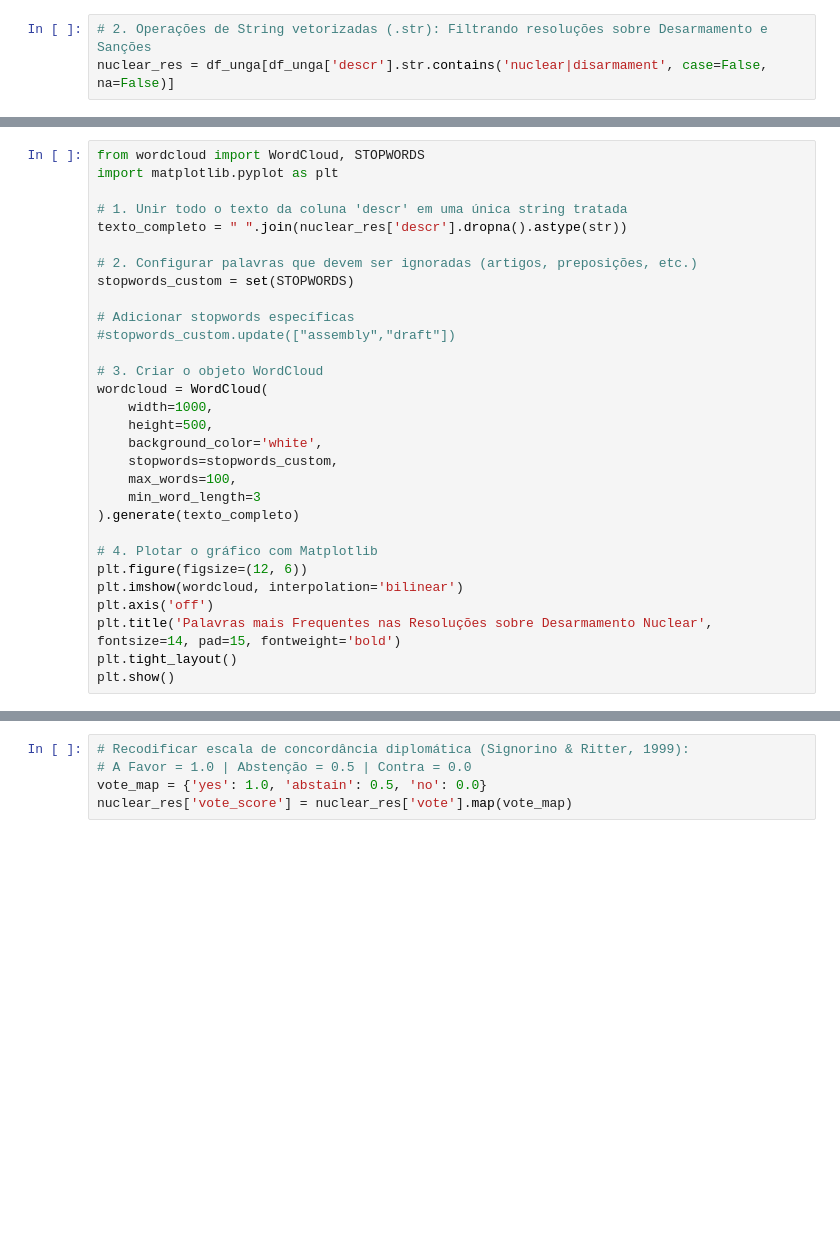
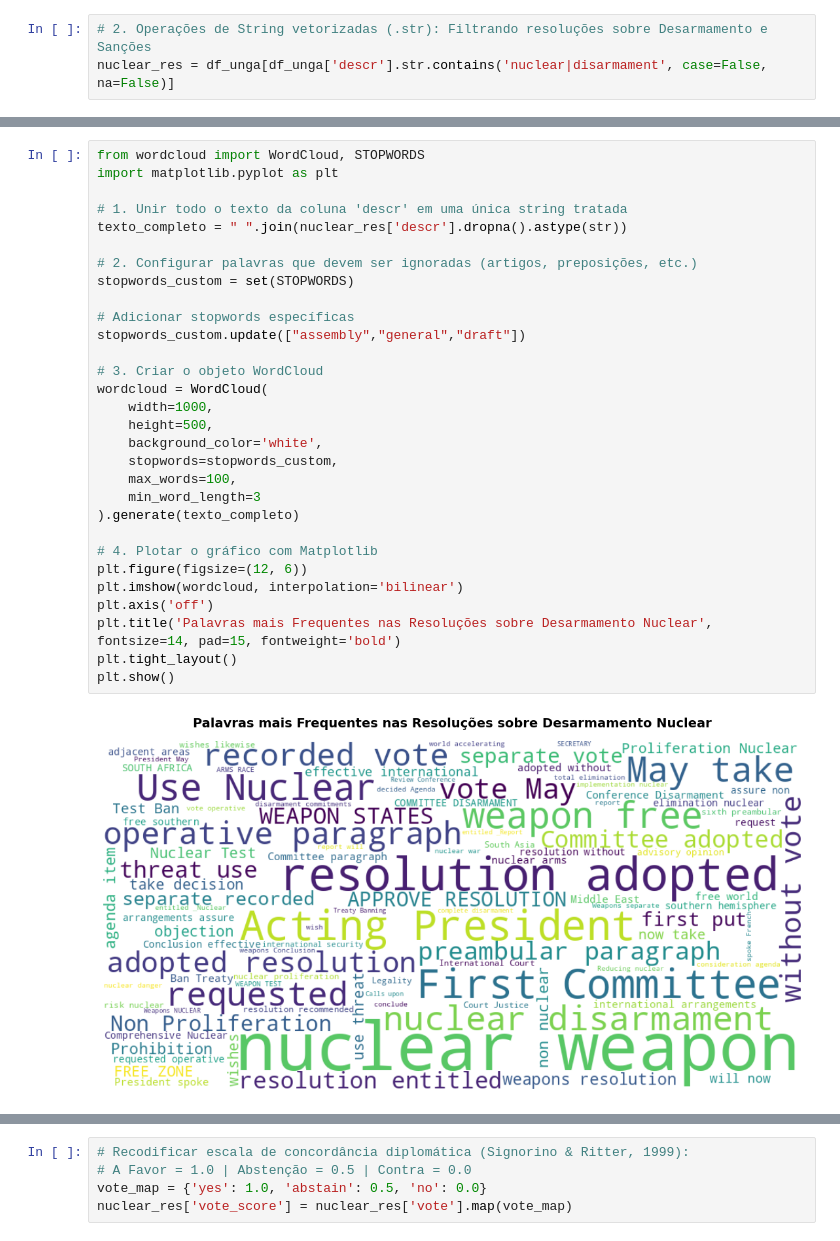
Before and after one commit to ronan-cunha/machine-learning-course, a Jupyter notebook: Notebooks/aula_3_visualizacao.ipynb, the cells around one changed output, grey strips where cells are left out. Saved outputs shown, nothing was run; the diff lists cells and outputs as text; blank space fills up the shorter version.

```diff
--- a/Notebooks/aula_3_visualizacao.ipynb
+++ b/Notebooks/aula_3_visualizacao.ipynb
@@ -54,33 +155,35 @@ nuclear_res['descr'].iloc[0]
 # %%
 from wordcloud import WordCloud, STOPWORDS
 import matplotlib.pyplot as plt
 
 # 1. Unir todo o texto da coluna 'descr' em uma única string tratada
 texto_completo = " ".join(nuclear_res['descr'].dropna().astype(str))
 
 # 2. Configurar palavras que devem ser ignoradas (artigos, preposições, etc.)
 stopwords_custom = set(STOPWORDS)
 
 # Adicionar stopwords específicas
-#stopwords_custom.update(["assembly","draft"])
+stopwords_custom.update(["assembly","general","draft"])
 
 # 3. Criar o objeto WordCloud
 wordcloud = WordCloud(
     width=1000,
     height=500,
     background_color='white',
     stopwords=stopwords_custom,
     max_words=100,
     min_word_length=3
 ).generate(texto_completo)
 
 # 4. Plotar o gráfico com Matplotlib
 plt.figure(figsize=(12, 6))
 plt.imshow(wordcloud, interpolation='bilinear')
 plt.axis('off')
 plt.title('Palavras mais Frequentes nas Resoluções sobre Desarmamento Nuclear', fontsize=14, pad=15, fontweight='bold')
 plt.tight_layout()
 plt.show()
+# %% [output]
+[figure, added]
 # %%
 # 3. Seleção via .loc e .iloc
 nuclear_res = nuclear_res.loc[
```
Also changed, not shown: parts of 24 cells of this notebook.
